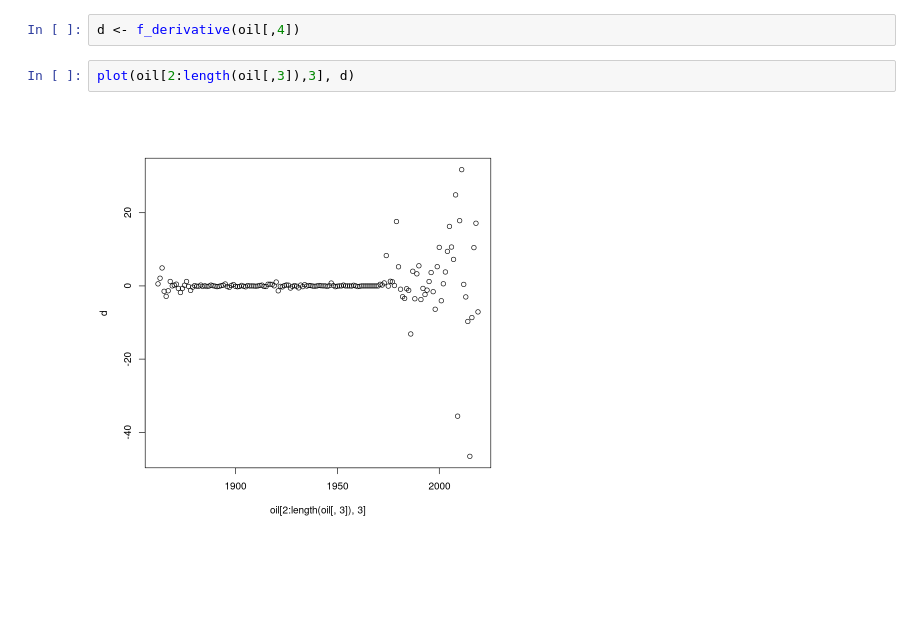
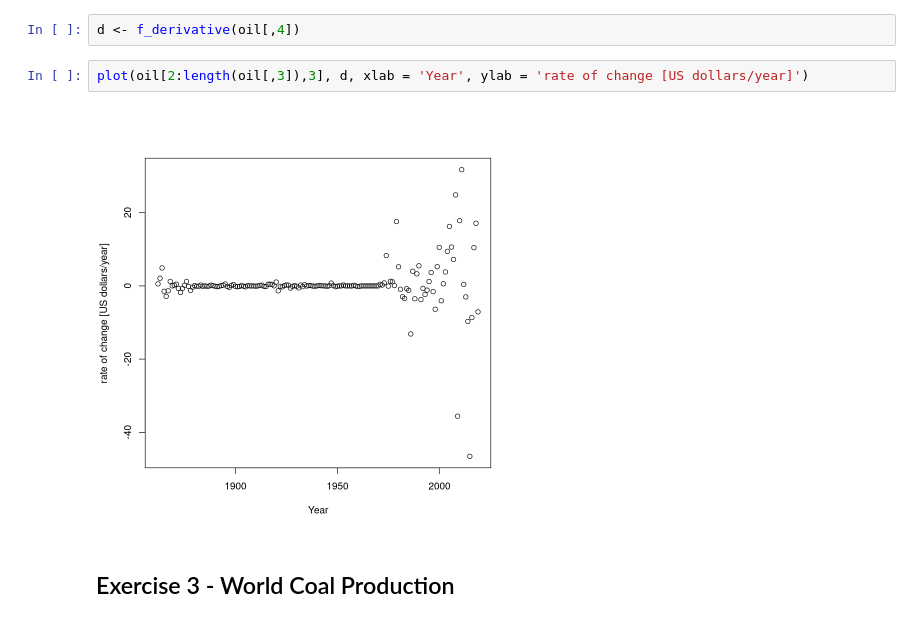
Before and after one commit to eigen-carmona/AdvStats, a Jupyter notebook: lab1/Solutions.ipynb, the cells around one changed output. Cells and saved outputs as stored; diff of their text form; blank space fills up the shorter version.

```diff
--- a/lab1/Solutions.ipynb
+++ b/lab1/Solutions.ipynb
@@ -128,6 +123,9 @@ f_derivative <- function(x){
 # %%
 d <- f_derivative(oil[,4])
 # %%
-plot(oil[2:length(oil[,3]),3], d)
+plot(oil[2:length(oil[,3]),3], d, xlab = 'Year', ylab = 'rate of change [US dollars/year]')
 # %% [output]
-[figure, old version]
+[figure, new version]
+# %% [markdown]
+
+## Exercise 3 - World Coal Production
```
Also changed, not shown: parts of 11 cells of this notebook.
